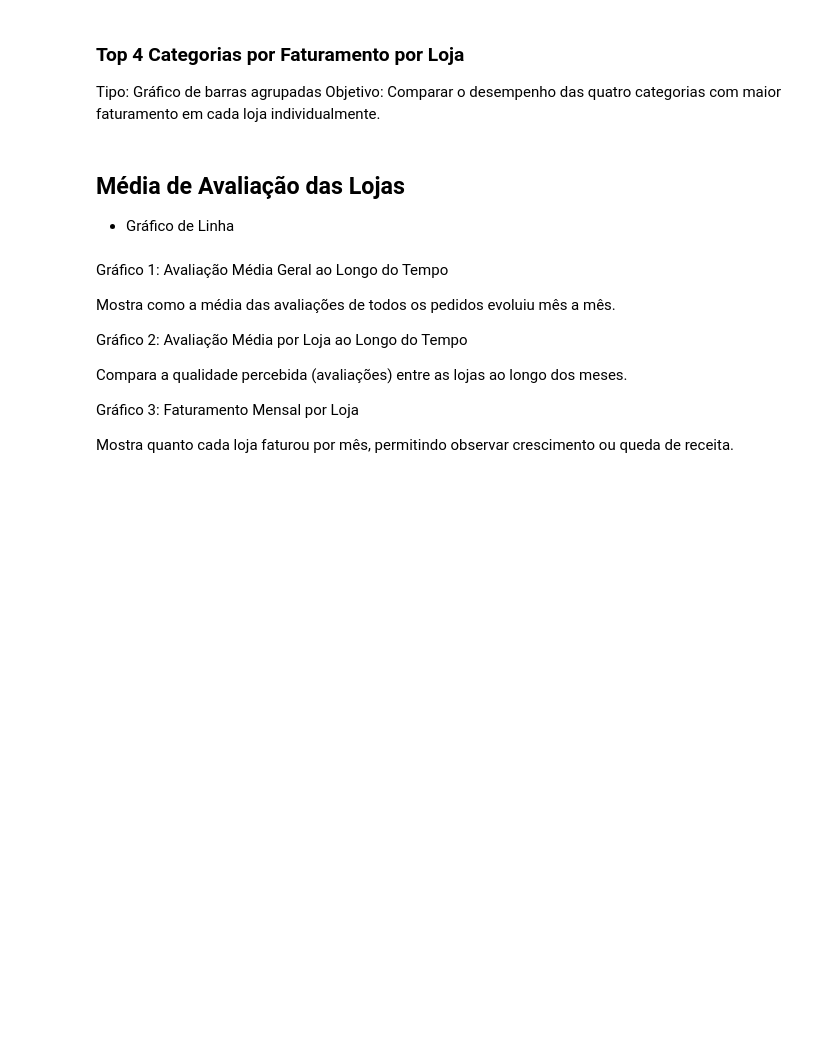
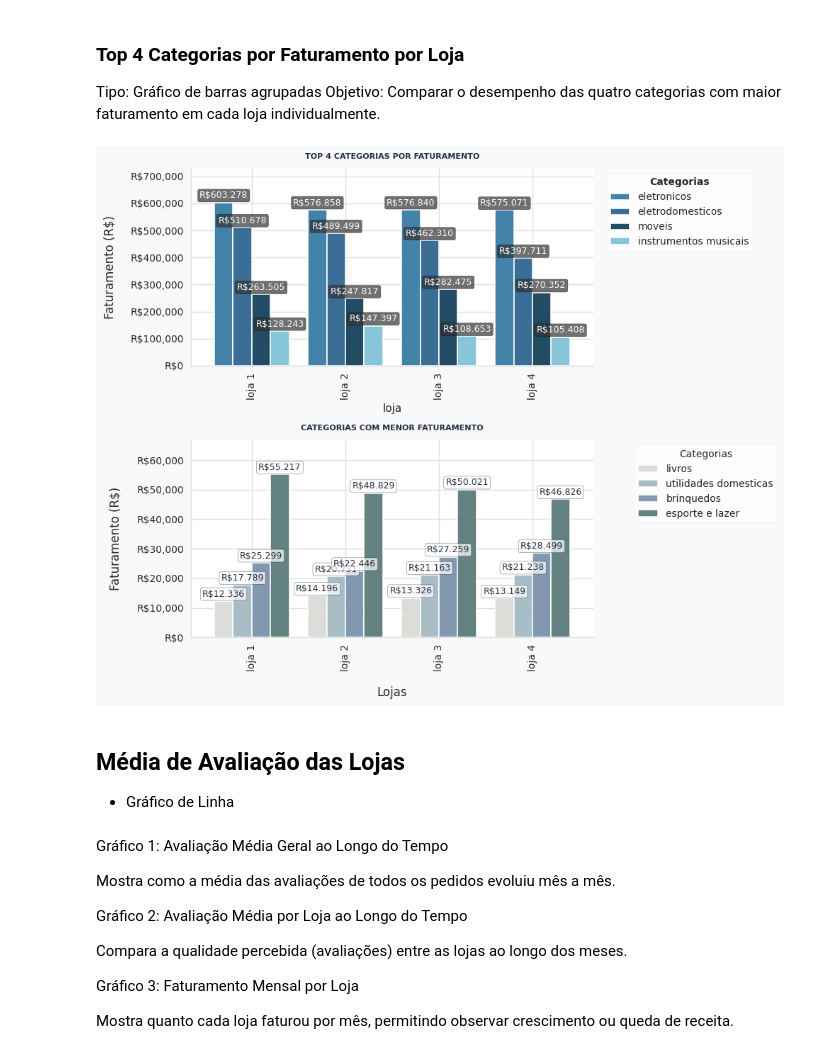
Before and after one commit to Erick-Viana/alura, a Jupyter notebook: AluraStoreBr.ipynb, the cells around one changed output. Drawn from its saved outputs; the diff is of its cells as text; code cells hidden in the pictures; blank space fills up the shorter version.

```diff
--- a/AluraStoreBr.ipynb
+++ b/AluraStoreBr.ipynb
@@ -901,29 +927,56 @@ import matplotlib.pyplot as plt
 import matplotlib as mpl
 import pandas as pd
 
+# Suponha que seus dados estejam carregados num DataFrame chamado `dados`
+# Exemplo simulado (substitua pelo seu real):
+# dados = pd.read_csv("seu_arquivo.csv")
+# dados deve conter colunas: 'Categoria do Produto', 'Loja', 'Faturamento_bruto'
+
+# Pivotamos para obter a soma por loja e categoria
+categoria_loja = dados.pivot_table(
+    index='Categoria do Produto',
+    columns='loja',
+    values='Faturamento_bruto',
+    aggfunc='sum',
+    fill_value=0
+)
+
+# Obtendo as 4 categorias com maior e menor faturamento total
+top_categorias = (
+    dados.groupby('Categoria do Produto')['Faturamento_bruto']
+    .sum()
+    .sort_values(ascending=False)
+    .head(4)
+    .index
+)
+
+bottom_categorias = (
+    dados.groupby('Categoria do Produto')['Faturamento_bruto']
+    .sum()
+    .sort_values(ascending=True)
+    .head(4)
+    .index
+)
+
 # Função para configurar o estilo visual dos gráficos
 def setup_plot_style():
-    plt.style.use('seaborn-v0_8-whitegrid')  # Estilo com grid suave
+    plt.style.use('seaborn-v0_8-whitegrid')
     mpl.rcParams.update({
-        'font.family': 'DejaVu Sans',        # Fonte padrão
-        'axes.titleweight': 'bold',          # Peso do título dos eixos
-        'axes.labelweight': 'light',         # Peso dos rótulos dos eixos
-        'grid.color': '#e0e0e0'              # Cor da grade
+        'font.family': 'DejaVu Sans',
+        'axes.titleweight': 'bold',
+        'axes.labelweight': 'light',
+        'grid.color': '#e0e0e0'
     })
 
-# Dicionário com paletas de cores para os dois gráficos (topo e base)
 colors = {
-    'top': ['#3a7ca5', '#2f6690', '#16425b', '#81c3d7'],        # Cores para gráfico do topo
-    'bottom': ['#d9dcd6', '#a3bac3', '#7a93ac', '#5b7b7a']      # Cores para gráfico inferior
+    'top': ['#3a7ca5', '#2f6690', '#16425b', '#81c3d7'],
+    'bottom': ['#d9dcd6', '#a3bac3', '#7a93ac', '#5b7b7a']
 }
 
-# Função para criar gráficos de barras formatados
 def create_plot(ax, data, colors, title, is_top=True):
-    # Plota os dados como barras
     data.plot(kind='bar', ax=ax, width=0.8, alpha=0.95, color=colors,
               edgecolor='white', linewidth=1.2)
 
-    # Adiciona anotações de valor em cada barra
     for p in ax.patches:
         ax.annotate(f'R${p.get_height():,.0f}'.replace(',', '.'),
                     (p.get_x() + p.get_width() / 2., p.get_height()),
@@ -934,52 +987,51 @@ def create_plot(ax, data, colors, title, is_top=True):
                     bbox=dict(boxstyle='round,pad=0.2',
                               fc='#333333' if is_top else 'white', alpha=0.7))
 
-    # Configurações do título e dos eixos
     ax.set_title(title, pad=10, fontsize=8, fontweight='bold', color='#2b2d42')
     ax.set_ylabel('Faturamento (R$)', labelpad=15, fontsize=12)
-    ax.yaxis.set_major_formatter(mpl.ticker.StrMethodFormatter('R${x:,.0f}'))  # Formato da moeda
-    ax.set_facecolor('#ffffff')  # Cor de fundo do gráfico
-    ax.set_ylim(0, ax.get_ylim()[1]*1.15)  # Expande o limite superior para espaço da anotação
+    ax.yaxis.set_major_formatter(mpl.ticker.StrMethodFormatter('R${x:,.0f}'))
+    ax.set_facecolor('#ffffff')
+    ax.set_ylim(0, ax.get_ylim()[1]*1.15)
 
-    # Ajustes visuais das bordas do gráfico
     for spine in ['top', 'right']:
         ax.spines[spine].set_visible(False)
     for spine in ['left', 'bottom']:
         ax.spines[spine].set_color('#e0e0e0')
 
-# Configuração visual inicial
+# Estilo
 setup_plot_style()
 
-# Criação da figura com dois gráficos (superior e inferior)
+# Criar figura
 fig, (ax1, ax2) = plt.subplots(2, 1, figsize=(10, 8), facecolor='#f8f9fa')
-plt.subplots_adjust(hspace=0.3)  # Espaçamento vertical entre os gráficos
+plt.subplots_adjust(hspace=0.3)
 
-# Geração do gráfico superior com as top 4 categorias por faturamento
+# Criar gráficos
 create_plot(ax1, categoria_loja.loc[top_categorias].T, colors['top'],
             'TOP 4 CATEGORIAS POR FATURAMENTO')
 
-# Geração do gráfico inferior com as 4 categorias de menor faturamento
 create_plot(ax2, categoria_loja.loc[bottom_categorias].T, colors['bottom'],
             'CATEGORIAS COM MENOR FATURAMENTO', is_top=False)
 
-# Rótulo do eixo X apenas no gráfico inferior
+# Rótulo eixo X
 ax2.set_xlabel('Lojas', labelpad=15, fontsize=12)
 
-# Legenda para o gráfico superior
+# Legendas
 legend = ax1.legend(title='Categorias', bbox_to_anchor=(1.02, 1),
                     loc='upper left', frameon=True)
 legend.get_frame().set_facecolor('#ffffff')
 legend.get_frame().set_edgecolor('#e0e0e0')
 legend.get_title().set_fontweight('bold')
 
-# Legenda para o gráfico inferior (mesma formatação)
-legend2 = ax2.legend(title='Categorias', bbox_to_anchor=(1.02, 1),
+legend2 = ax2.legend(title='Categorias', bbox_to_anchor=(1.09, 1),
                      loc='upper left', frameon=True)
 legend2.get_frame().set_facecolor('#ffffff')
 legend2.get_frame().set_edgecolor('#e0e0e0')
 
+# Exibir
 plt.tight_layout()
 plt.show()
+# %% [output]
+[figure, added]
 # %% [markdown]
 ## **Média de Avaliação das Lojas**
 * Gráfico de Linha
```
Also changed, not shown: parts of 15 cells of this notebook.
